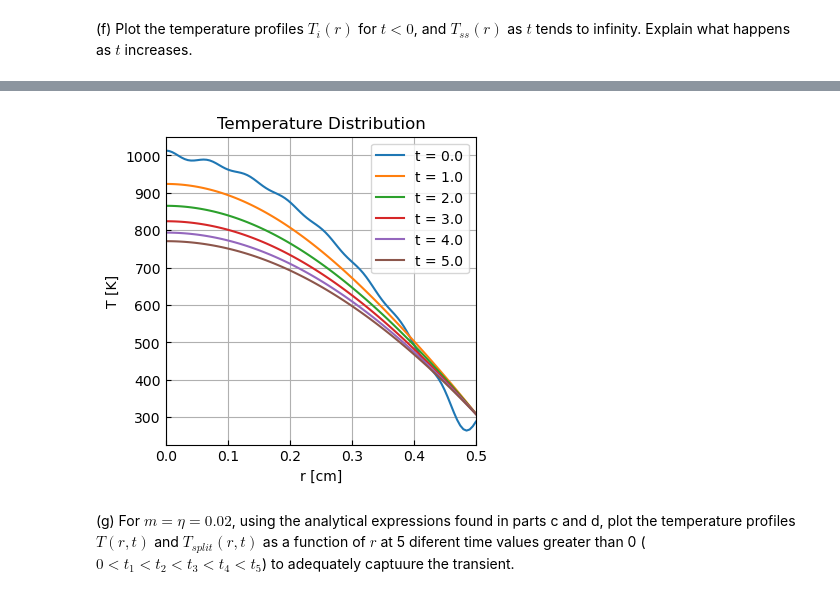
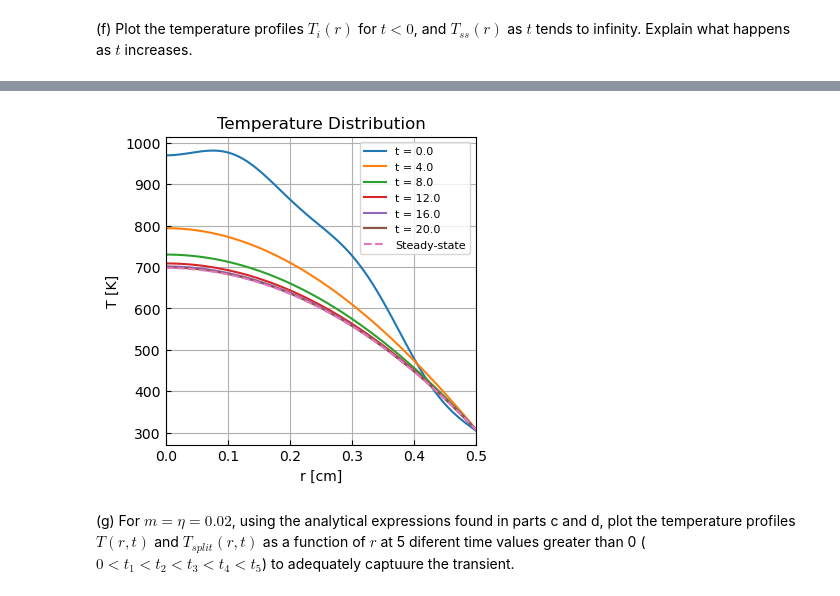
Before and after one commit to kkazuma19/HW501, a Jupyter notebook: CP2.ipynb, the cells around one changed output, grey strips where cells are left out. Cells and saved outputs as stored; diff of their text form; code cells hidden in the pictures.

```diff
--- a/CP2.ipynb
+++ b/CP2.ipynb
@@ -490,7 +490,7 @@ def C_n(lam, t, R, D1, D2, alpha, m, eta):
 Reconstruct T(r, t)
 T(r, t) = \sum_{n=1}^{\infty} C_{n} J_{0}(\lambda_{n}r) e^{-\alpha \lambda_{n}^2 t}
 '''
-def T(r, t, R, D1, D2, alpha, m, eta):
-    return sum([C_n(lam, t, R, D1, D2, alpha, m, eta) * jv(0, lam * r) * np.exp(-alpha * lam**2 * t) for lam in eigenvalues])
+def T(n, r, t, R, D1, D2, alpha, m, eta):
+    return sum([C_n(lam, t, R, D1, D2, alpha, m, eta) * jv(0, lam * r) * np.exp(-alpha * lam**2 * t) for lam in eigenvalues[0:n]])
 
 #T(r, 1, R, -q0/(4*k), Tb0, alpha, 0.02, 0.02)
@@ -497,22 +508,25 @@ def T(r, t, R, D1, D2, alpha, m, eta):
 # %%
 # Plotting T(r, t) vs r
-t = np.linspace(0, 5, 6)
+t = np.linspace(0, 20, 6)
 
 fig, ax = plt.subplots(1,1, figsize=(4,4))
 
 # add T_ss to T(r, t)
 for i in range(len(t)):
-    ax.plot(r, T_ss + T(r, t[i], R, -q0/(4*k), Tb0, alpha, 0.02, 0.02), label='t = {}'.format(t[i]))
+    ax.plot(r, T_ss + T(5, r, t[i], R, -q0/(4*k), Tb0, alpha, 0.02, 0.02), label='t = {}'.format(t[i]))
+
+# plot T_ss
+ax.plot(r, T_ss, ls='--', label='Steady-state')
 
 ax.set_xlabel('r [cm]')
 ax.set_ylabel('T [K]')
 ax.set_title('Temperature Distribution')
 ax.grid(True)
 ax.set_xlim(0, R)
-ax.legend()
+ax.legend(fontsize=8)
 plt.show()
 # %% [output]
-[figure, old version]
+[figure, new version]
 # %% [markdown]
 (g) For $m=\eta=0.02$, using the analytical expressions found in parts c and d, plot the temperature profiles $T(r,t)$ and $T_{split}(r,t)$ as a function of $r$ at 5 diferent time values greater than 0 ($0 < t_1 < t_2 < t_3 < t_4 < t_5$) to adequately captuure the transient.
 # %% [markdown]
```
Also changed, not shown: parts of 3 cells of this notebook.
